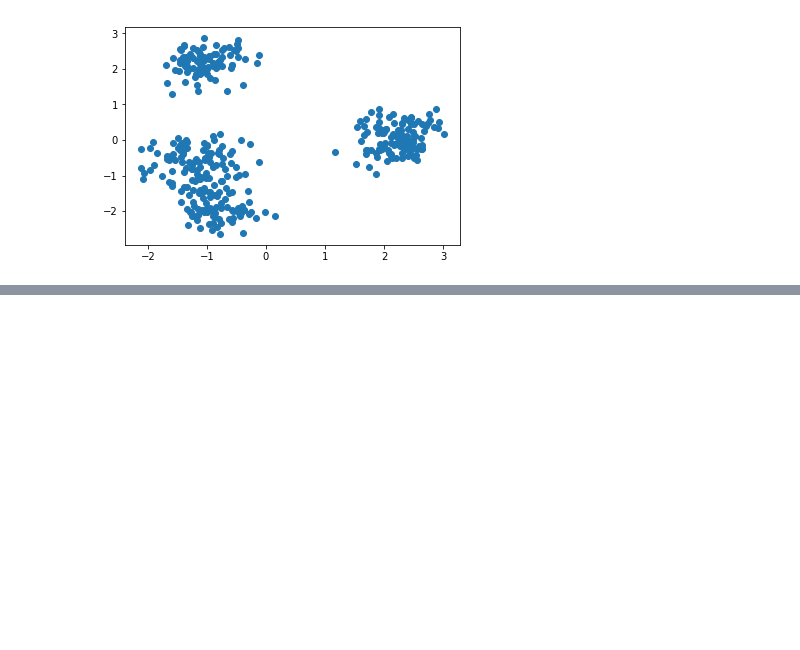
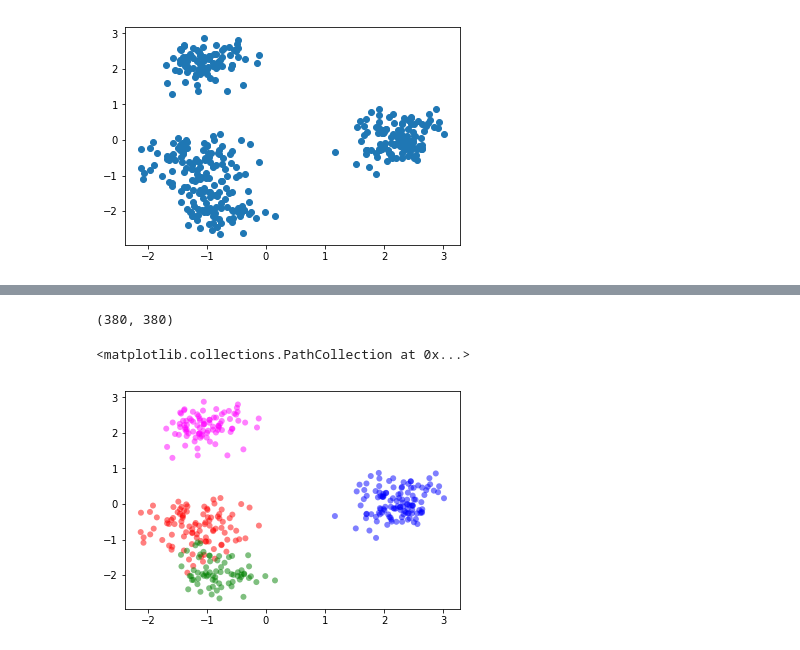
Before and after one commit to naiieandrade/tcc-studies, a Jupyter notebook: dirichlet-distribution.ipynb, the cells around one changed output, grey strips where cells are left out. Saved outputs shown, nothing was run; the diff lists cells and outputs as text; code cells hidden in the pictures; blank space fills up the shorter version.

```diff
--- a/dirichlet-distribution.ipynb
+++ b/dirichlet-distribution.ipynb
@@ -223,0 +274,2 @@ plt.scatter(x=df[0], y=df[1])
+# %%
+labels = []
@@ -223,0 +281,14 @@ plt.scatter(x=df[0], y=df[1])
+# %%
+len(labels), len(votes)
+# %% [output]
+(380, 380)
+# %%
+label_color_dict = {'A':'red','B':'green','C':'blue','D':'magenta'}
+# %%
+color_votes = [label_color_dict[label] for label in labels]
+# %%
+# plt.scatter(*pca.T)
+plt.scatter(x=df[0], y=df[1], c=color_votes, edgecolor='', alpha=0.5)
+# %% [output]
+<matplotlib.collections.PathCollection at 0x...>
+[figure, added]
```
Also changed, not shown: parts of 7 cells of this notebook.
